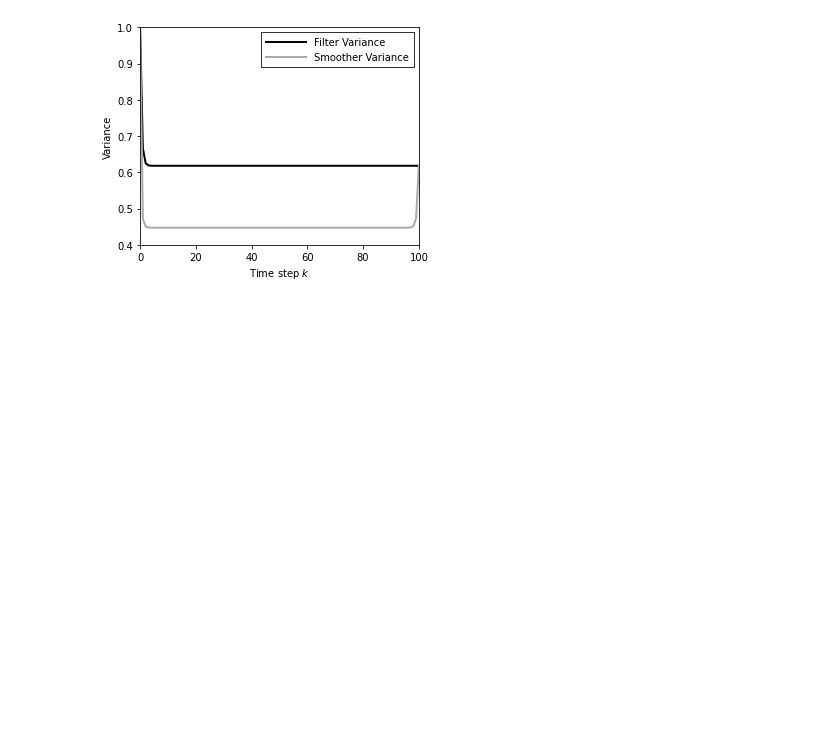
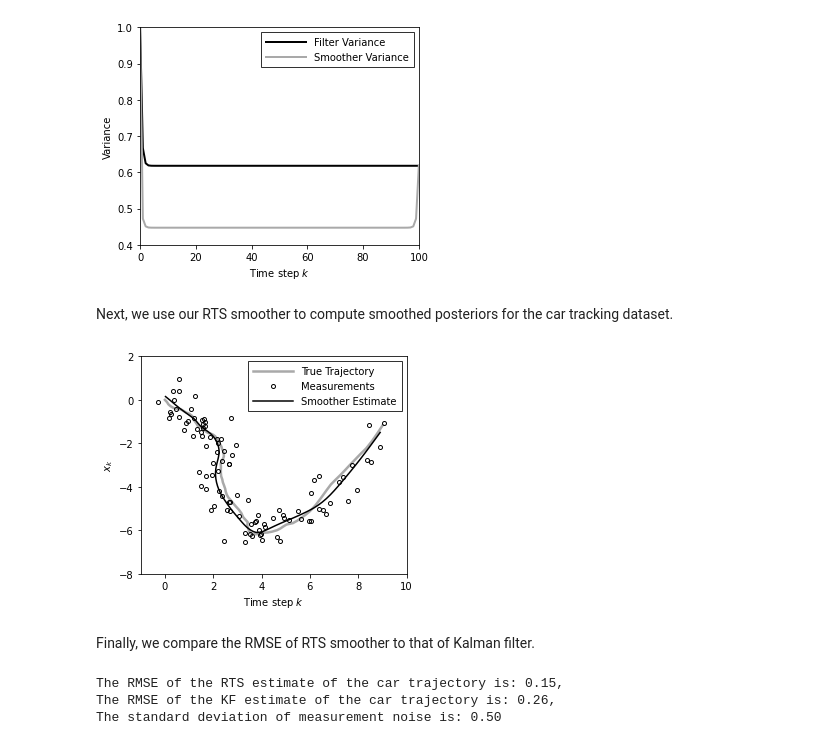
Before and after one commit to petergchang/sarkka-jax, a Jupyter notebook: Ch8.ipynb, the cells around one changed output. Cells and saved outputs as stored; diff of their text form; code cells hidden in the pictures; blank space fills up the shorter version.

Commit message:
Replicate Figure 8.3 and compute RMSE error

```diff
--- a/Ch8.ipynb
+++ b/Ch8.ipynb
@@ -80,25 +80,25 @@ def simulate_trajectory(key, m_0, A, Q, H, R, steps):
 # %%
 # Params for car trajectory simulation
 key = jr.PRNGKey(42)
-m_0 = jnp.array([0., 0., 1., -1.])
+m_0_ct = jnp.array([0., 0., 1., -1.])
 dt = 0.1
 q1, q2 = 1, 1
 rsig1, rsig2 = 0.5, 0.5
-A = jnp.array([[1, 0, dt,  0],
+A_ct = jnp.array([[1, 0, dt,  0],
                [0, 1,  0, dt],
                [0, 0,  1,  0],
                [0, 0,  0,  1]])
-Q = jnp.array([[q1*dt**3/3,          0, q1*dt**2/2,          0],
+Q_ct = jnp.array([[q1*dt**3/3,          0, q1*dt**2/2,          0],
                [         0, q2*dt**3/3,          0, q2*dt**2/2],
                [q1*dt**2/2,          0,      q1*dt,          0],
                [         0, q2*dt**2/2,          0,      q2*dt]])
-H = jnp.array([[1, 0, 0, 0],
+H_ct = jnp.array([[1, 0, 0, 0],
                [0, 1, 0, 0]])
-R = jnp.array([[rsig1**2,        0],
+R_ct = jnp.array([[rsig1**2,        0],
                [       0, rsig2**2]])
 
 # Simulate car trajectory
-ct_xs, ct_ys = simulate_trajectory(key, m_0, A, Q, H, R, 100)
+xs_ct, ys_ct = simulate_trajectory(key, m_0_ct, A_ct, Q_ct, H_ct, R_ct, 100)
 # %%
 # Plot the generated data
 plt.figure()
@@ -245,3 +245,48 @@ plt.legend(loc=1, borderpad=0.5, handlelength=4, fancybox=False, edgecolor='k');
 plt.show()
 # %% [output]
 [figure]
+# %% [markdown]
+Next, we use our RTS smoother to compute smoothed posteriors for the car tracking dataset.
+# %%
+P_0_ct = jnp.eye(m_0_ct.shape[0])
+# Compute Kalman Filter estimates for RMSE comparison
+m_kf, P_kf = kalman_filter(m_0_ct, P_0_ct, H_ct, R_ct, A_ct, Q_ct, ys_ct)
+# Compute RTS smoother estimates
+m_rts, P_rts = rts_smoother(m_0_ct, P_0_ct, H_ct, R_ct, A_ct, Q_ct, ys_ct)
+# %%
+# Plot the generated data
+plt.figure()
+plt.plot(xs_ct[:,0], xs_ct[:,1], color='darkgray', linewidth=2.5, label="True Trajectory")
+plt.plot(ys_ct[:,0], ys_ct[:,1], 'ok', fillstyle='none', ms=4, label='Measurements')
+plt.plot(m_rts[:,0], m_rts[:,1], color='k', linewidth=1.5, label="Smoother Estimate")
+plt.xlabel('Time step $k$'); plt.ylabel('$x_k$')
+plt.xlim(-1, 10); plt.ylim(-8, 2)
+plt.yticks(jnp.arange(-8, 2.1, 2))
+plt.gca().set_aspect(0.9)
+plt.legend(loc=1, borderpad=0.5, handlelength=4, fancybox=False, edgecolor='k');
+plt.show()
+# %% [output]
+[figure, added]
+# %% [markdown]
+Finally, we compare the RMSE of RTS smoother to that of Kalman filter.
+# %%
+# Helper function to compute RMSE
+def compute_rmse(y, y_est):
+    num_samples = y.shape[0]
+    return jnp.sqrt(jnp.sum((y-y_est)**2)/num_samples)
+
+# Compute RMSE of the RTS estimate
+rmse_rts = compute_rmse(xs_ct[:,0], m_rts[:,0])
+# Compute RMSE of the KF estimate
+rmse_kf = compute_rmse(xs_ct[:,0], m_kf[:,0])
+# Compute RMSE of measurements
+rmse_meas = compute_rmse(xs_ct[:,0], ys_ct[:,0])
+
+
+print(f'The RMSE of the RTS estimate of the car trajectory is: {rmse_rts:.2f},')
+print(f'The RMSE of the KF estimate of the car trajectory is: {rmse_kf:.2f},')
+print(f'The standard deviation of measurement noise is: {rmse_meas:.2f}')
+# %% [output]
+The RMSE of the RTS estimate of the car trajectory is: 0.15,
+The RMSE of the KF estimate of the car trajectory is: 0.26,
+The standard deviation of measurement noise is: 0.50
```
Also changed, not shown: parts of 4 cells of this notebook.
